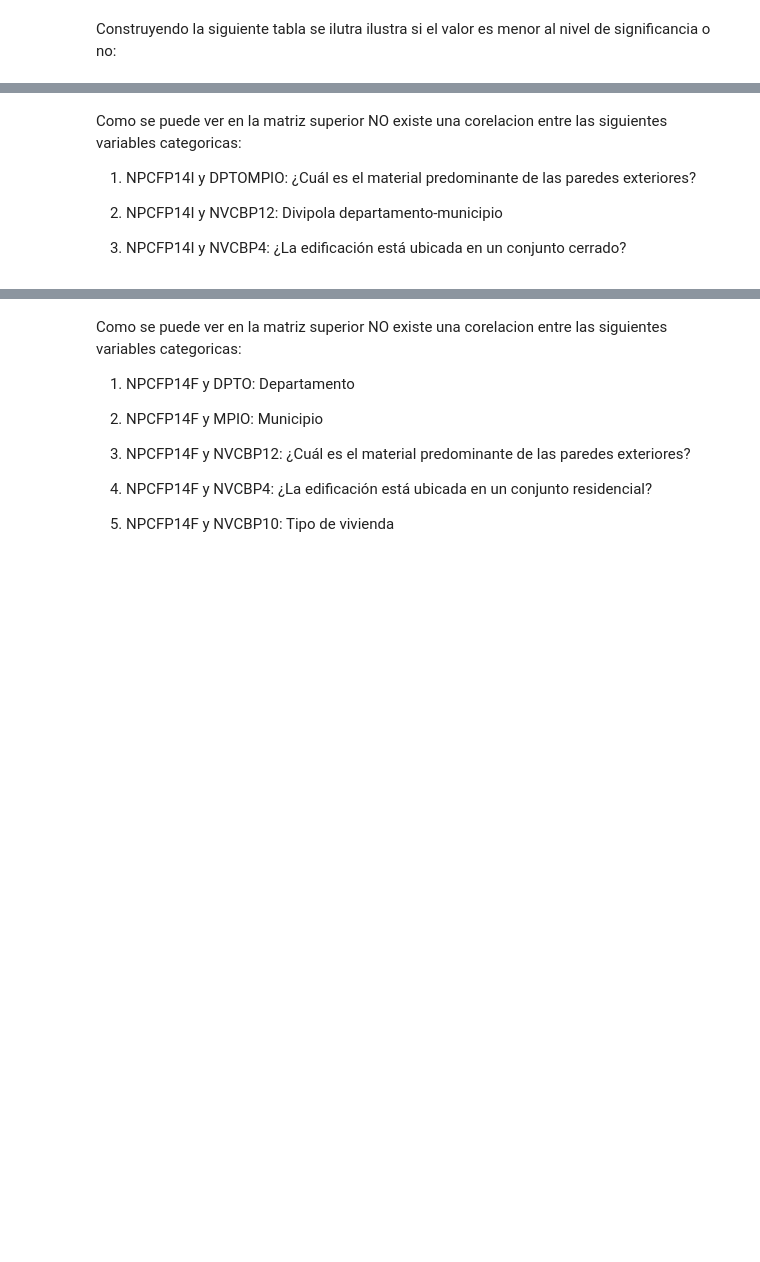
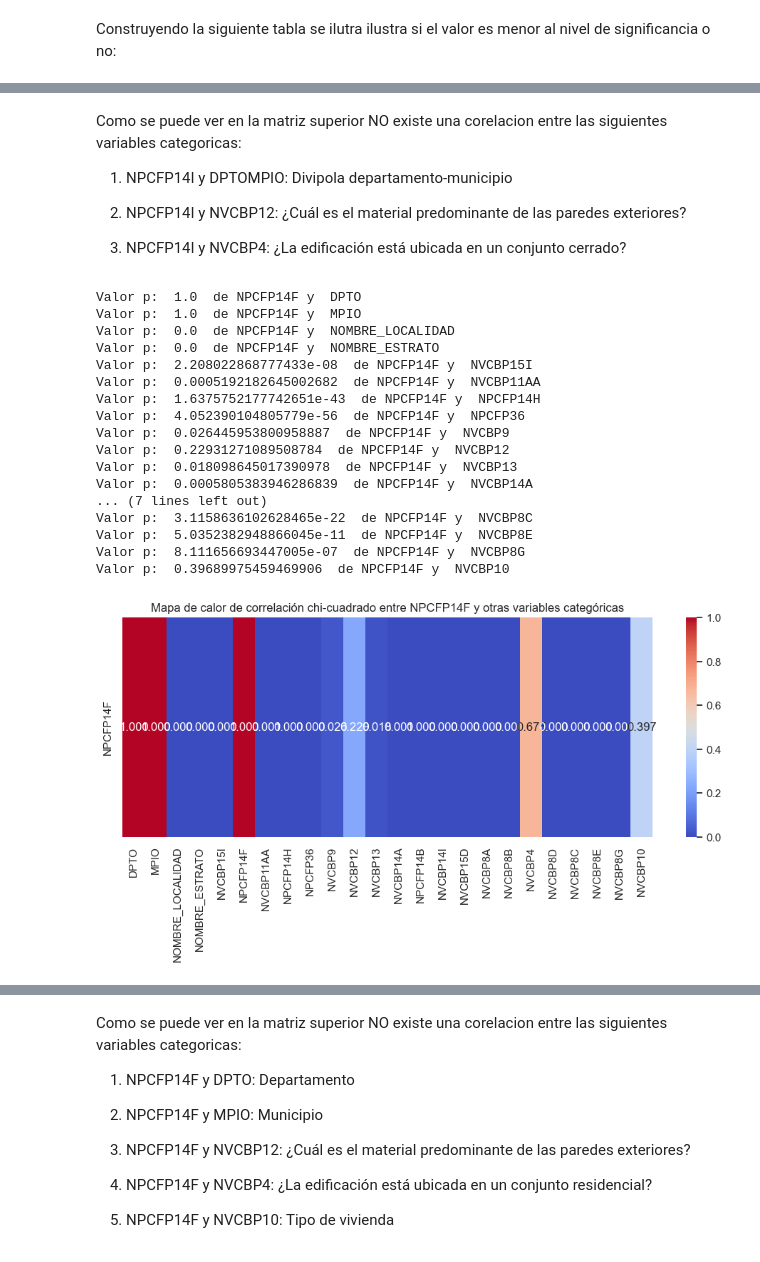
Before and after one commit to spaeres/PROYECTO-2-BI, a Jupyter notebook: proyecto-2-BI.ipynb, the cells around one changed output, grey strips where cells are left out. Cells and saved outputs as stored; diff of their text form; code cells hidden in the pictures; blank space fills up the shorter version.

```diff
--- a/proyecto-2-BI.ipynb
+++ b/proyecto-2-BI.ipynb
@@ -497,33 +827,52 @@ print(p_values_matrix.T)
 # %% [markdown]
 Como se puede ver en la matriz superior NO existe una corelacion entre las siguientes variables categoricas:
 
-1. NPCFP14I y DPTOMPIO: ¿Cuál es el material predominante de las paredes exteriores?
+1. NPCFP14I y DPTOMPIO: Divipola departamento-municipio
 
-2. NPCFP14I y NVCBP12: Divipola departamento-municipio
+2. NPCFP14I y NVCBP12: ¿Cuál es el material predominante de las paredes exteriores?
 
 3. NPCFP14I y NVCBP4: ¿La edificación está ubicada en un conjunto cerrado?
 # %%
 # Seleccionar las columnas relevantes
 columnas_seleccionadas = preguntas_interes_2021 + preguntas_comunes
 
 # Crear una matriz para almacenar los p-values de chi-cuadrado
-p_values_matrix = pd.DataFrame(index=['NPCFP14F'], columns=columnas_seleccionadas)
+p_values_matrix = pd.DataFrame(index=[COLUMNA_ASMA_2021], columns=columnas_seleccionadas)
 
 # Calcular las pruebas de chi-cuadrado y llenar la matriz
 for col in columnas_seleccionadas:
-    if col != 'NPCFP14F':
+    if col != COLUMNA_ASMA_2021:
         tabla_contingencia = pd.crosstab(df_preguntas_interes_2021['NPCFP14F'], df_preguntas_interes_2021[col])
         _, p_value, _, _ = chi2_contingency(tabla_contingencia)
         p_values_matrix.at[COLUMNA_ASMA_2021, col] = p_value
         print("Valor p: ", p_value, " de NPCFP14F y ", col)
 
 # Convertir p-values a números y establecer NaN en 1 (sin significancia)
 p_values_matrix = p_values_matrix.apply(pd.to_numeric, errors='coerce').fillna(1)
 
 # Crear un mapa de calor
 plt.figure(figsize=(12, 4))
 sns.heatmap(p_values_matrix, annot=True, cmap='coolwarm', fmt=".3f")
 plt.title('Mapa de calor de correlación chi-cuadrado entre NPCFP14F y otras variables categóricas')
 plt.show()
+# %% [output]
+Valor p:  1.0  de NPCFP14F y  DPTO
+Valor p:  1.0  de NPCFP14F y  MPIO
+Valor p:  0.0  de NPCFP14F y  NOMBRE_LOCALIDAD
+Valor p:  0.0  de NPCFP14F y  NOMBRE_ESTRATO
+Valor p:  2.208022868777433e-08  de NPCFP14F y  NVCBP15I
+Valor p:  0.0005192182645002682  de NPCFP14F y  NVCBP11AA
+Valor p:  1.6375752177742651e-43  de NPCFP14F y  NPCFP14H
+Valor p:  4.052390104805779e-56  de NPCFP14F y  NPCFP36
+Valor p:  0.026445953800958887  de NPCFP14F y  NVCBP9
+Valor p:  0.22931271089508784  de NPCFP14F y  NVCBP12
+Valor p:  0.018098645017390978  de NPCFP14F y  NVCBP13
+Valor p:  0.0005805383946286839  de NPCFP14F y  NVCBP14A
+... (7 lines left out)
+Valor p:  3.1158636102628465e-22  de NPCFP14F y  NVCBP8C
+Valor p:  5.0352382948866045e-11  de NPCFP14F y  NVCBP8E
+Valor p:  8.111656693447005e-07  de NPCFP14F y  NVCBP8G
+Valor p:  0.39689975459469906  de NPCFP14F y  NVCBP10
+[figure, added]
 # %%
 p_values_matrix
```
Also changed, not shown: parts of 43 cells of this notebook.
